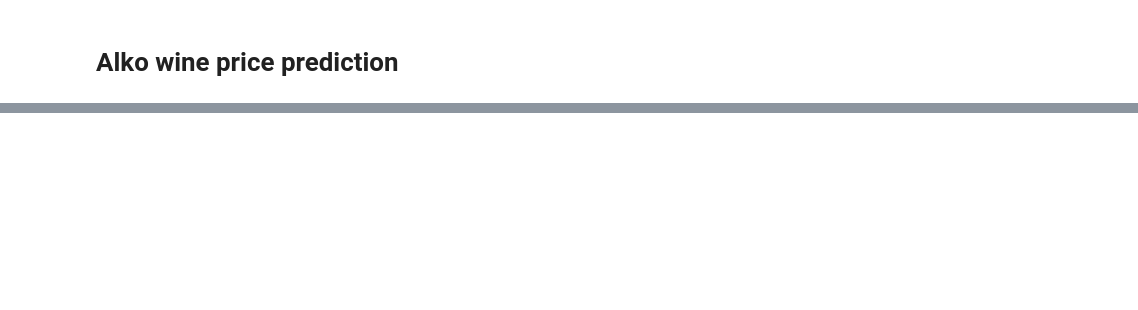
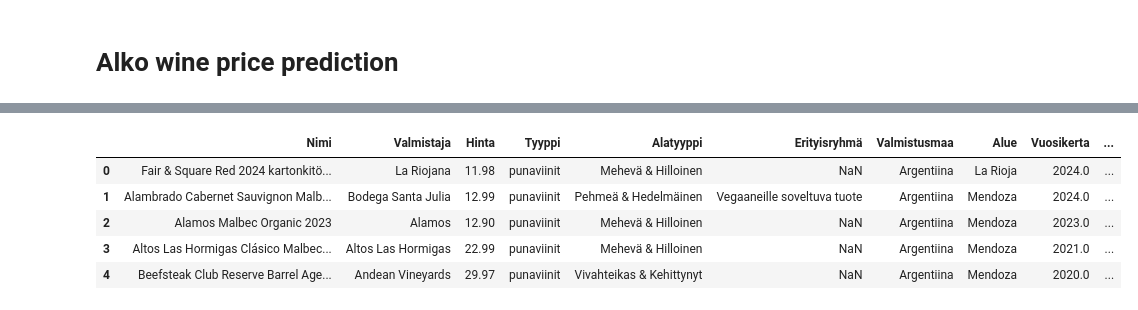
Before and after one commit to KalleHahl/Wine-price-prediction-model, a Jupyter notebook: data-cleaning.ipynb, the cells around one changed output, grey strips where cells are left out. Cells and saved outputs as stored; diff of their text form; code cells hidden in the pictures; blank space fills up the shorter version.

Commit message:
Data cleaning, dropped useless columns

```diff
--- a/data-cleaning.ipynb
+++ b/data-cleaning.ipynb
@@ -74,0 +83,17 @@ profile.to_file("alko_wines_data_profiling_report.html")
+# %%
+columns_to_remove = [
+  'Numero', 'Kantavierrep-%', 'Väri EBC', 'Katkerot EBU',
+  'Oluttyyppi', 'Uutuus', 'Litrahinta', 'Pullokoko',
+  'EAN', 'Huomautus', 'Hinnastojärjestyskoodi'
+]
+
+alko_filtered = alko_data.drop(columns=columns_to_remove)
+
+display(alko_filtered.head())
+# %% [output]
+|  | Nimi | Valmistaja | Hinta | Tyyppi | Alatyyppi | Erityisryhmä | Valmistusmaa | Alue | Vuosikerta | ... |
+| 0 | Fair & Square Red 2024 kartonkitö... | La Riojana | 11.98 | punaviinit | Mehevä & Hilloinen | NaN | Argentiina | La Rioja | 2024.0 | ... |
+| 1 | Alambrado Cabernet Sauvignon Malb... | Bodega Santa Julia | 12.99 | punaviinit | Pehmeä & Hedelmäinen | Vegaaneille soveltuva tuote | Argentiina | Mendoza | 2024.0 | ... |
+| 2 | Alamos Malbec Organic 2023 | Alamos | 12.90 | punaviinit | Mehevä & Hilloinen | NaN | Argentiina | Mendoza | 2023.0 | ... |
+| 3 | Altos Las Hormigas Clásico Malbec... | Altos Las Hormigas | 22.99 | punaviinit | Mehevä & Hilloinen | NaN | Argentiina | Mendoza | 2021.0 | ... |
+| 4 | Beefsteak Club Reserve Barrel Age... | Andean Vineyards | 29.97 | punaviinit | Vivahteikas & Kehittynyt | NaN | Argentiina | Mendoza | 2020.0 | ... |
```
Also changed, not shown: parts of 3 cells of this notebook.
